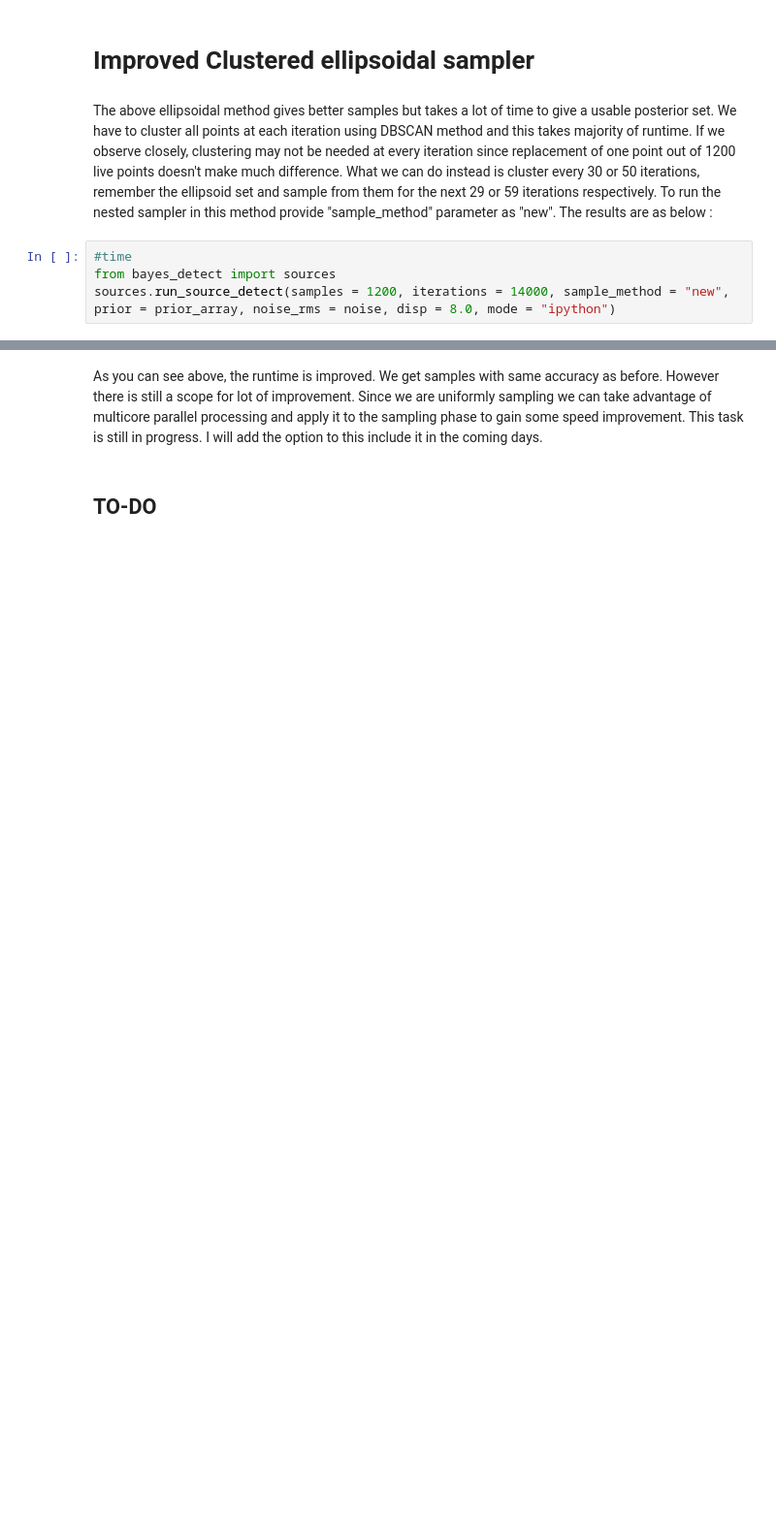
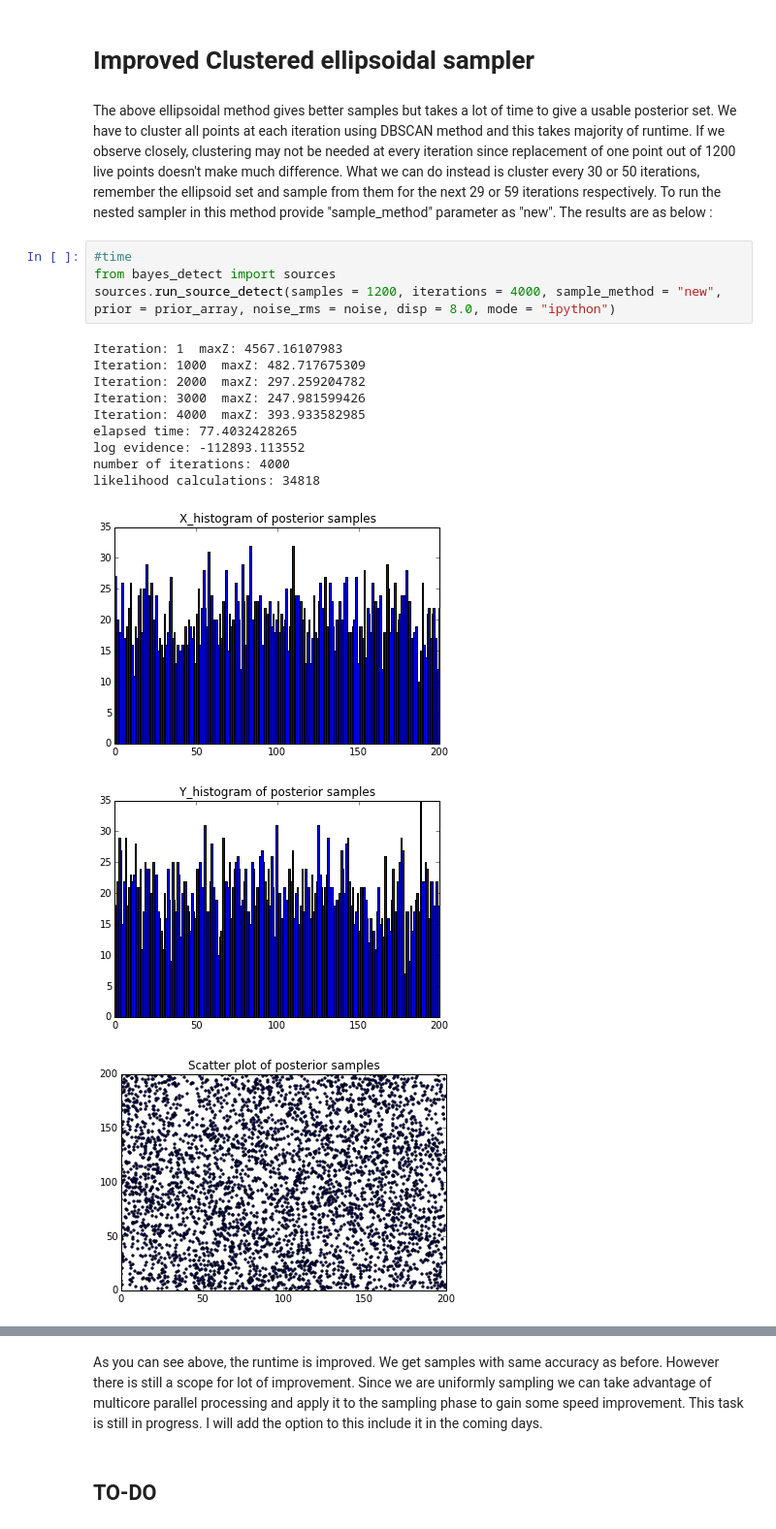
Before and after one commit to rzlee/bayes-detect, a Jupyter notebook: Bayesian_Source_Detection.ipynb, the cells around one changed output, grey strips where cells are left out. Shown at 97% size. Saved outputs shown, nothing was run; the diff lists cells and outputs as text; blank space fills up the shorter version.

```diff
--- a/Bayesian_Source_Detection.ipynb
+++ b/Bayesian_Source_Detection.ipynb
@@ -227,4 +278,17 @@ The above ellipsoidal method gives better samples but takes a lot of time to giv
 # %%
 #time
 from bayes_detect import sources
-sources.run_source_detect(samples = 1200, iterations = 14000, sample_method = "new", prior = prior_array, noise_rms = noise, disp = 8.0, mode = "ipython")
+sources.run_source_detect(samples = 1200, iterations = 4000, sample_method = "new", prior = prior_array, noise_rms = noise, disp = 8.0, mode = "ipython")
+# %% [output]
+Iteration: 1  maxZ: 4567.16107983
+Iteration: 1000  maxZ: 482.717675309
+Iteration: 2000  maxZ: 297.259204782
+Iteration: 3000  maxZ: 247.981599426
+Iteration: 4000  maxZ: 393.933582985
+elapsed time: 77.4032428265
+log evidence: -112893.113552
+number of iterations: 4000
+likelihood calculations: 34818
+[figure, added]
+[figure, added]
+[figure, added]
```
Also changed, not shown: parts of 8 cells of this notebook, 4 other files.
